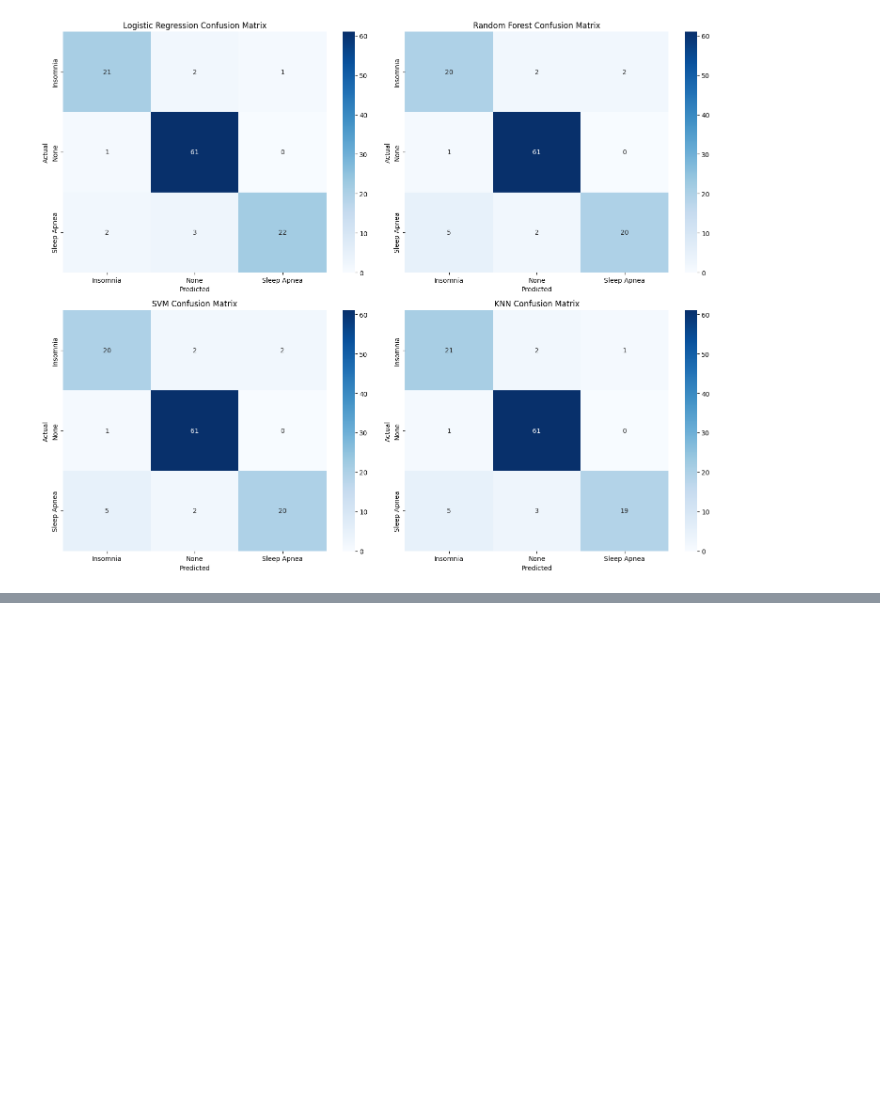
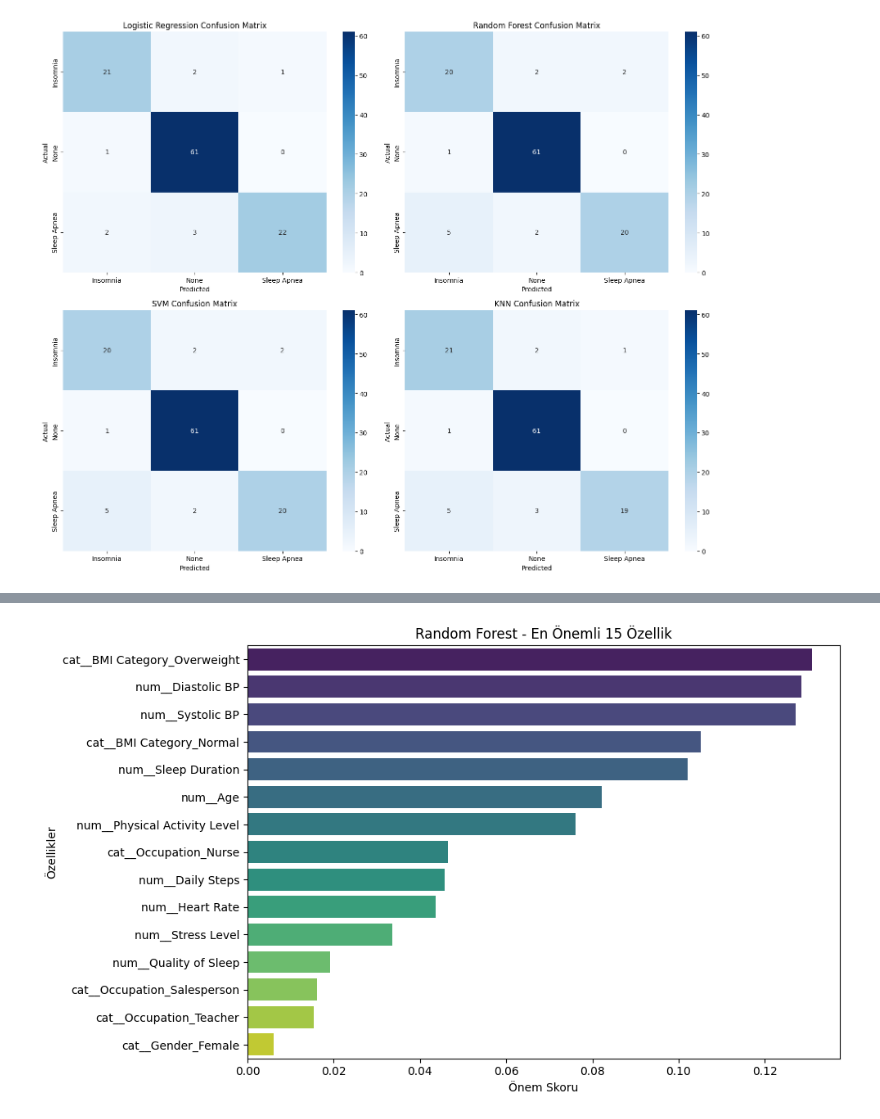
Before and after one commit to meminglr/bioinformatics_project, a Jupyter notebook: sleep_disorder_prediction.ipynb, the cells around one changed output, grey strips where cells are left out. Cells and saved outputs as stored; diff of their text form; code cells hidden in the pictures; blank space fills up the shorter version.

Commit message:
feat: Implement ABC algorithm, add convergence plots, and enhance sleep disorder prediction with detailed classification reports and feature importance.

```diff
--- a/sleep_disorder_prediction.ipynb
+++ b/sleep_disorder_prediction.ipynb
@@ -232 +258,40 @@ plt.show()
+# %%
+# Random Forest modelinden özellik önemlerini alma
+if 'Random Forest' in models:
+    rf_model = models['Random Forest']
+    importances = rf_model.feature_importances_
+
+    # Özellik isimlerini pipeline'dan çıkarma (One-Hot Encoding sonrası)
+    try:
+        # preprocessor bir ColumnTransformer nesnesidir
+        if hasattr(preprocessor, 'get_feature_names_out'):
+            feature_names = preprocessor.get_feature_names_out()
+        else:
+            # Eski sklearn sürümleri için manuel isim oluşturma gerekebilir
+            # Şimdilik get_feature_names_out() varsayalım, yoksa sayısal indeks
+            feature_names = [f'Feat_{i}' for i in range(len(importances))]
+    except:
+        feature_names = [f'Feat_{i}' for i in range(len(importances))]
+
+    # Boyut kontrolü ve görselleştirme
+    if len(feature_names) == len(importances):
+        feature_importance_df = pd.DataFrame({
+            'Feature': feature_names,
+            'Importance': importances
+        }).sort_values(by='Importance', ascending=False)
+
+        # İlk 10 özelliği çizdirelim (okunabilirlik için)
+        plt.figure(figsize=(10, 6))
+        sns.barplot(x='Importance', y='Feature', data=feature_importance_df.head(15), palette='viridis')
+        plt.title('Random Forest - En Önemli 15 Özellik')
+        plt.xlabel('Önem Skoru')
+        plt.ylabel('Özellikler')
+        plt.tight_layout()
+        plt.show()
+    else:
+        print(f"Hata: Özellik sayısı ({len(feature_names)}) ile önem skoru sayısı ({len(importances)}) eşleşmedi.")
+else:
+    print("Random Forest modeli bulunamadı.")
+# %% [output]
+[figure, added]
 # %% [markdown]
```
Also changed, not shown: parts of 4 cells of this notebook, 7 other files.
